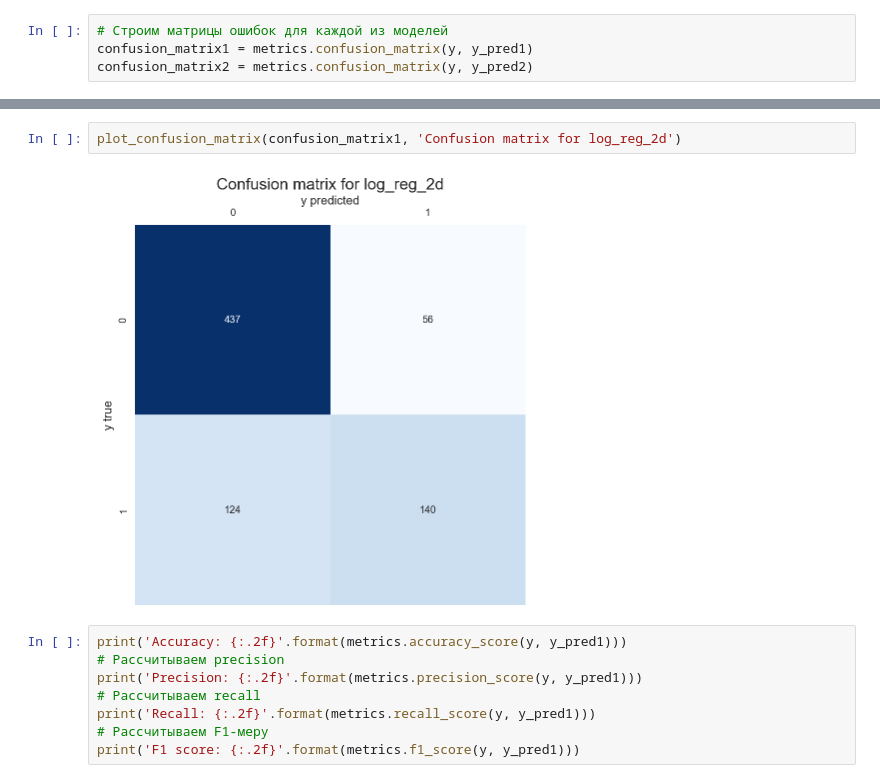
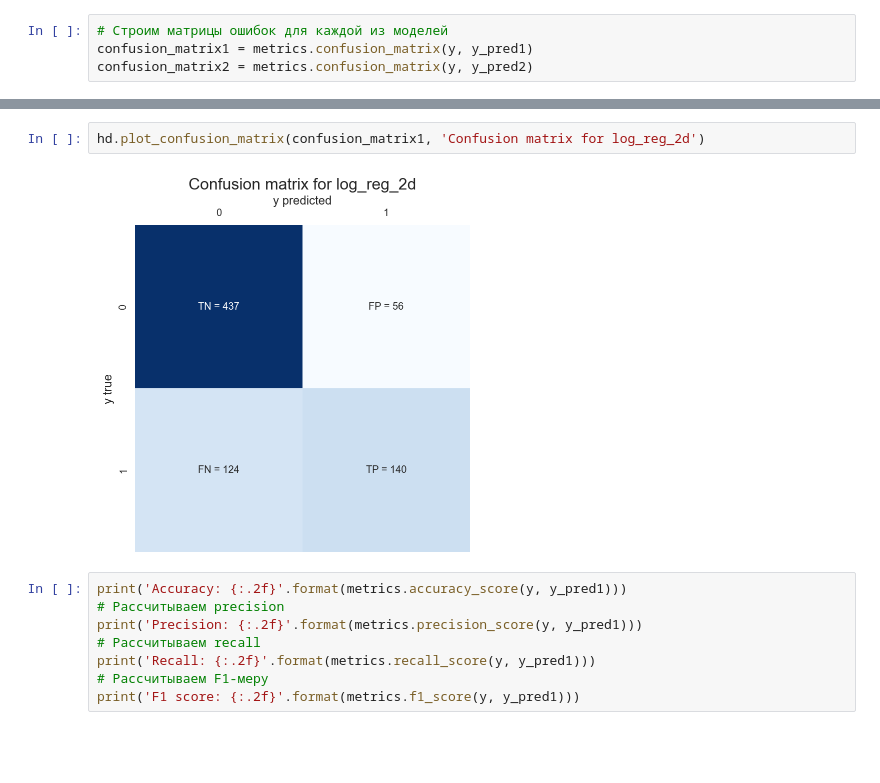
Before and after one commit to Chepell/SF_DS_Pro, a Jupyter notebook: ML-3/02_Classification_LogisticRegression.ipynb, the cells around one changed output, grey strips where cells are left out. Cells and saved outputs as stored; diff of their text form; blank space fills up the shorter version.

```diff
--- a/ML-3/02_Classification_LogisticRegression.ipynb
+++ b/ML-3/02_Classification_LogisticRegression.ipynb
@@ -217,7 +222,7 @@ def plot_confusion_matrix(cm, title):
-# %%
-plot_confusion_matrix(confusion_matrix1, 'Confusion matrix for log_reg_2d')
-# %% [output]
-[figure, removed]
+# %%
+hd.plot_confusion_matrix(confusion_matrix1, 'Confusion matrix for log_reg_2d')
+# %% [output]
+[figure, added]
 # %%
 print('Accuracy: {:.2f}'.format(metrics.accuracy_score(y, y_pred1)))
 # Рассчитываем precision
```
Also changed, not shown: parts of 20 cells of this notebook, 7 other files.
